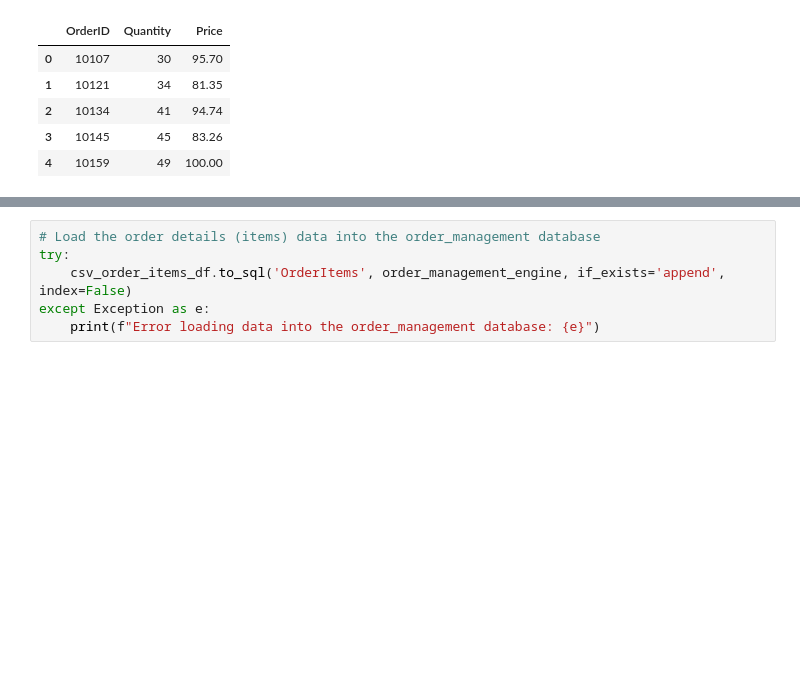
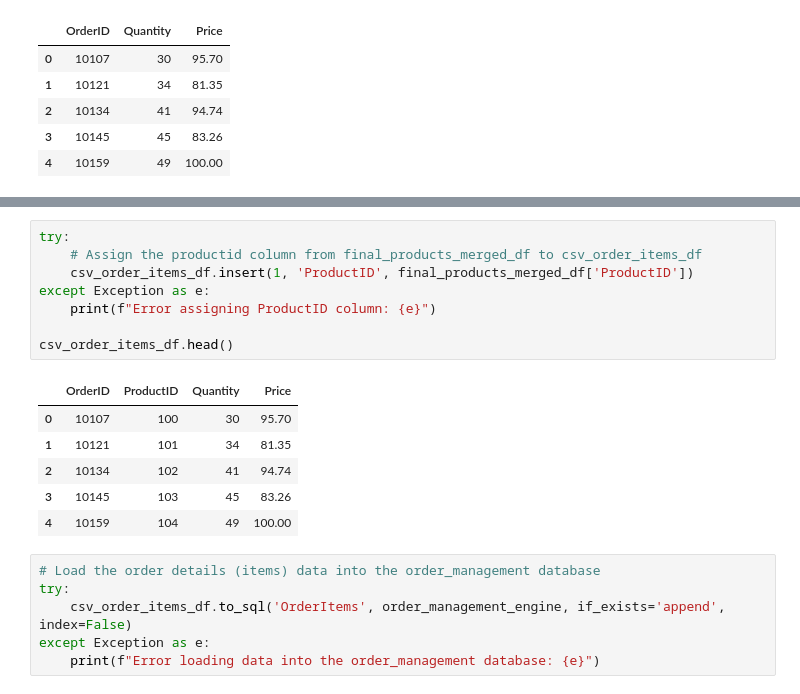
Before and after one commit to ronitreddy/DS-2002, a Jupyter notebook: Data_Project_1/Data_Project_1.ipynb, the cells around one changed output, grey strips where cells are left out. Drawn from its saved outputs; the diff is of its cells as text; blank space fills up the shorter version.

```diff
--- a/Data_Project_1/Data_Project_1.ipynb
+++ b/Data_Project_1/Data_Project_1.ipynb
@@ -385,3 +468,18 @@ csv_order_items_df.head()
+# %%
+try:
+    # Assign the productid column from final_products_merged_df to csv_order_items_df
+    csv_order_items_df.insert(1, 'ProductID', final_products_merged_df['ProductID'])
+except Exception as e:
+    print(f"Error assigning ProductID column: {e}")
+
+csv_order_items_df.head()
+# %% [output]
+|  | OrderID | ProductID | Quantity | Price |
+| 0 | 10107 | 100 | 30 | 95.70 |
+| 1 | 10121 | 101 | 34 | 81.35 |
+| 2 | 10134 | 102 | 41 | 94.74 |
+| 3 | 10145 | 103 | 45 | 83.26 |
+| 4 | 10159 | 104 | 49 | 100.00 |
 # %%
 # Load the order details (items) data into the order_management database
 try:
```
Also changed, not shown: parts of 8 cells of this notebook.
